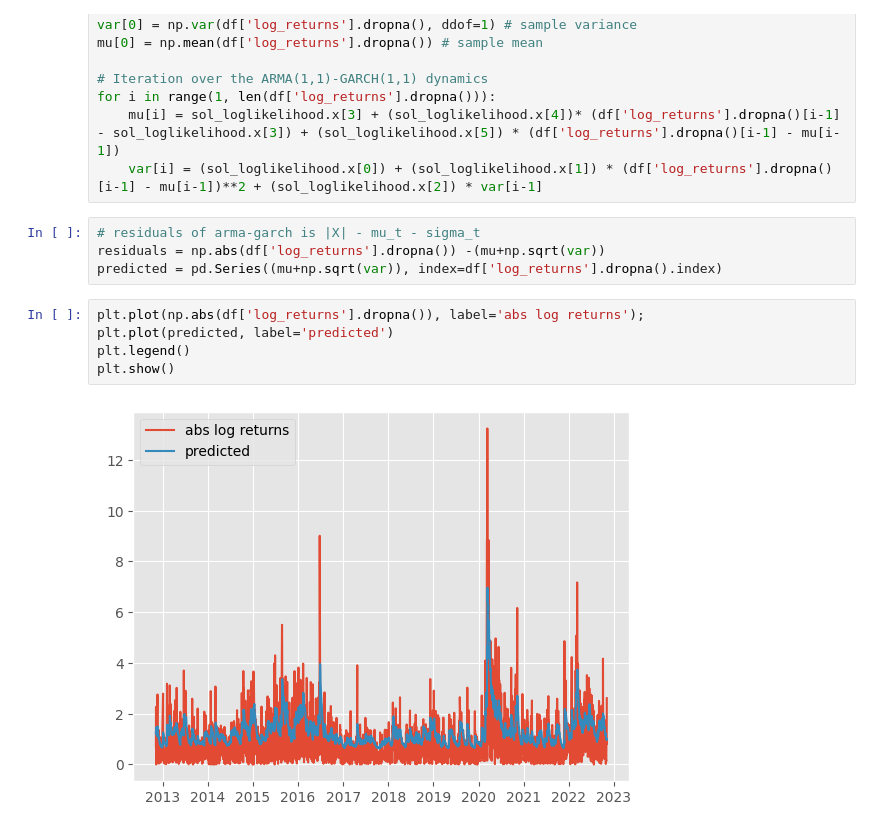
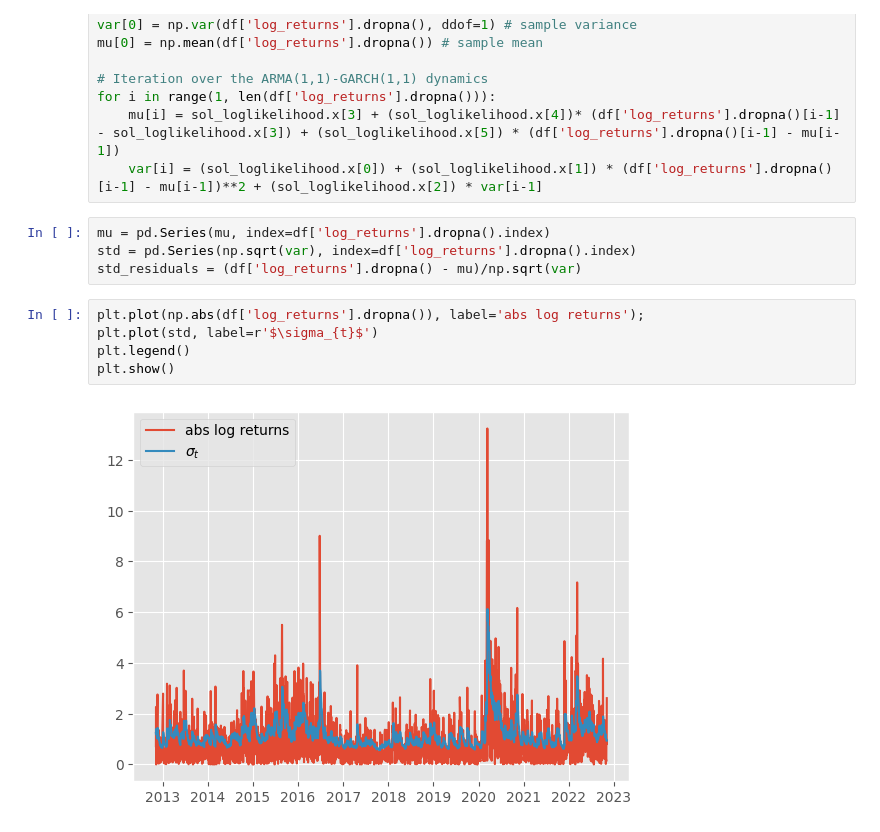
Before and after one commit to georgec123/qrm, a Jupyter notebook: src/q1.ipynb, the cells around one changed output. Drawn from its saved outputs; the diff is of its cells as text.

```diff
--- a/src/q1.ipynb
+++ b/src/q1.ipynb
@@ -269,15 +269,15 @@ mu[0] = np.mean(df['log_returns'].dropna()) # sample mean
 for i in range(1, len(df['log_returns'].dropna())):
     mu[i] = sol_loglikelihood.x[3] + (sol_loglikelihood.x[4])* (df['log_returns'].dropna()[i-1] - sol_loglikelihood.x[3]) + (sol_loglikelihood.x[5]) * (df['log_returns'].dropna()[i-1] - mu[i-1])
     var[i] = (sol_loglikelihood.x[0]) + (sol_loglikelihood.x[1]) * (df['log_returns'].dropna()[i-1] - mu[i-1])**2 + (sol_loglikelihood.x[2]) * var[i-1]
-# %%
-# residuals of arma-garch is |X| - mu_t - sigma_t
-residuals = np.abs(df['log_returns'].dropna()) -(mu+np.sqrt(var))
-predicted = pd.Series((mu+np.sqrt(var)), index=df['log_returns'].dropna().index)
+# %%
+mu = pd.Series(mu, index=df['log_returns'].dropna().index)
+std = pd.Series(np.sqrt(var), index=df['log_returns'].dropna().index)
+std_residuals = (df['log_returns'].dropna() - mu)/np.sqrt(var)
 # %%
 plt.plot(np.abs(df['log_returns'].dropna()), label='abs log returns');
-plt.plot(predicted, label='predicted')
+plt.plot(std, label=r'$\sigma_{t}$')
 plt.legend()
 plt.show()
 # %% [output]
-[figure, old version]
+[figure, new version]
 # %%
```
Also changed, not shown: parts of 1 cell of this notebook.
